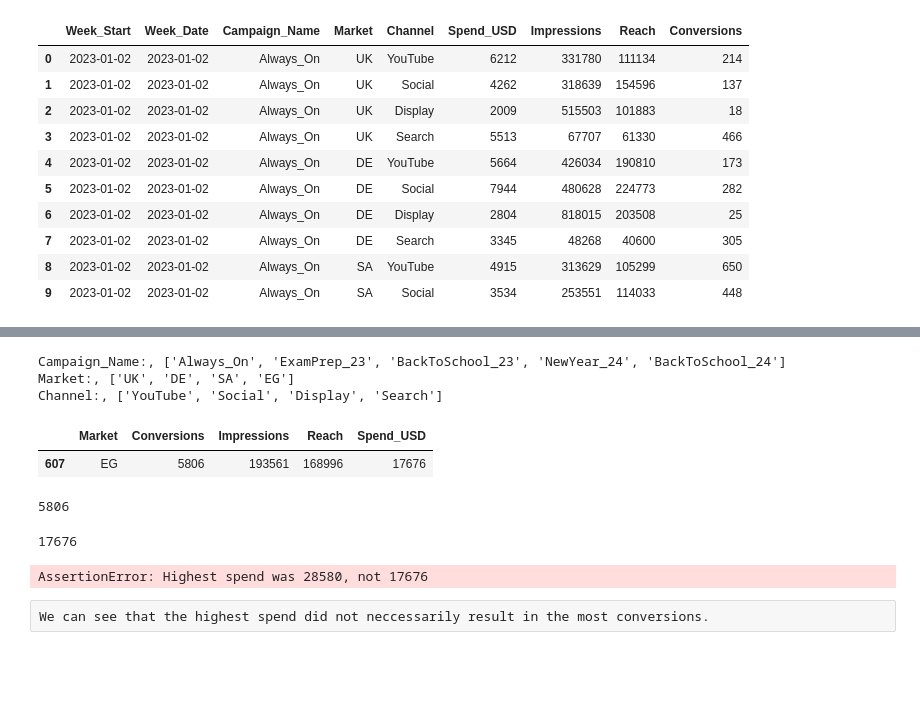
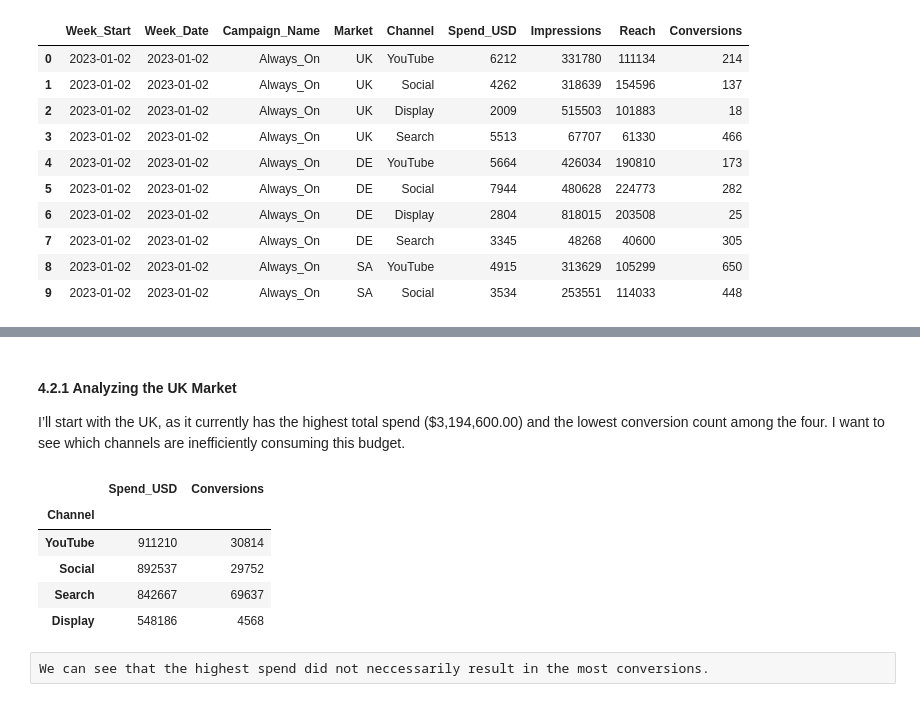
Before and after one commit to winniechebet/DigData-X-Google-GeminiPro-Marketing-Campaign-Analysis, a Jupyter notebook: campaign_data_inspection.ipynb, the cells around one changed output, grey strips where cells are left out. Saved outputs shown, nothing was run; the diff lists cells and outputs as text; code cells hidden in the pictures; blank space fills up the shorter version.

Commit message:
Optimize efficiency analysis on market-segmented subsets

```diff
--- a/campaign_data_inspection.ipynb
+++ b/campaign_data_inspection.ipynb
@@ -42,0 +110,12 @@ campaign_data.head(10)
+# %%
+# Create masks for each targeted market
+uk_mask = campaign_data["Market"] == "UK"
+de_mask = campaign_data["Market"] == "DE"
+sa_mask = campaign_data["Market"] == "SA"
+eg_mask = campaign_data["Market"] == "EG"
+
+# Segment main dataset into market-specific subsets
+uk_data = campaign_data[uk_mask]
+de_data = campaign_data[de_mask]
+sa_data = campaign_data[sa_mask]
+eg_data = campaign_data[eg_mask]
@@ -43,37 +163,25 @@ campaign_data.head(10)
+# %% [markdown]
+#### **4.2.1 Analyzing the UK Market**
+I’ll start with the UK, as it currently has the highest total spend ($3,194,600.00) and the lowest conversion count among the four. I want to see which channels are inefficiently consuming this budget.
 # %%
-# Isolate categorical column names, excluding time-series identifiers
-cat_cols = (campaign_data.select_dtypes("object")
-                         .drop(columns=["Week_Start", "Week_Date"])
-                         .columns.to_list()
-           )
-# Generate a dict of unique entries for categorical columns.
-unique_map =  {col: campaign_data[col].unique()
-               .tolist() for col in cat_cols}
-
-# Print summary of unique values
-for k, v in unique_map.items():
-    print(f"{k}:, {v}")
+# Grouping UK data by Channel to see spend and conversion distribution
+uk_channel_summary = (uk_data.groupby("Channel")[["Spend_USD", "Conversions"]]
+                      .sum().sort_values(by="Spend_USD", ascending=False))
+uk_channel_summary
 # %% [output]
-Campaign_Name:, ['Always_On', 'ExamPrep_23', 'BackToSchool_23', 'NewYear_24', 'BackToSchool_24']
-Market:, ['UK', 'DE', 'SA', 'EG']
-Channel:, ['YouTube', 'Social', 'Display', 'Search']
+|  | Spend_USD | Conversions |
+| Channel |  |  |
+| YouTube | 911210 | 30814 |
+| Social | 892537 | 29752 |
+| Search | 842667 | 69637 |
+| Display | 548186 | 4568 |
 # %%
 campaign_data.loc[campaign_data["Conversions"] == campaign_data["Conversions"].max(),
-                    ["Market", "Conversions", "Impressions", "Reach", "Spend_USD"]]
+                    ["Channel", "Market", "Conversions", "Impressions", "Reach", "Spend_USD"]]
-# %% [output]
-|  | Market | Conversions | Impressions | Reach | Spend_USD |
-| 607 | EG | 5806 | 193561 | 168996 | 17676 |
 # %%
-campaign_data["Conversions"].max()
+campaign_data.loc[campaign_data["Conversions"] > 1000,
+["Channel", "Market", "Conversions", "Impressions", "Reach", "Spend_USD"]]["Channel"].value_counts()
-# %% [output]
-5806
-# %%
-campaign_data.iloc[607, 5]
-# %% [output]
-17676
 # %%
-assert campaign_data.iloc[607, 5] == campaign_data["Spend_USD"].max(), f"Highest spend was {campaign_data["Spend_USD"].max()}, not {campaign_data.iloc[607, 5]} "
+# assert campaign_data.iloc[607, 5] == campaign_data["Spend_USD"].max(), f"Highest spend was {campaign_data["Spend_USD"].max()}, not {campaign_data.iloc[607, 5]} "
-# %% [output]
-AssertionError: Highest spend was 28580, not 17676
 # %% [raw]
 We can see that the highest spend did not neccessarily result in the most conversions.
```
Also changed, not shown: parts of 62 cells of this notebook.
